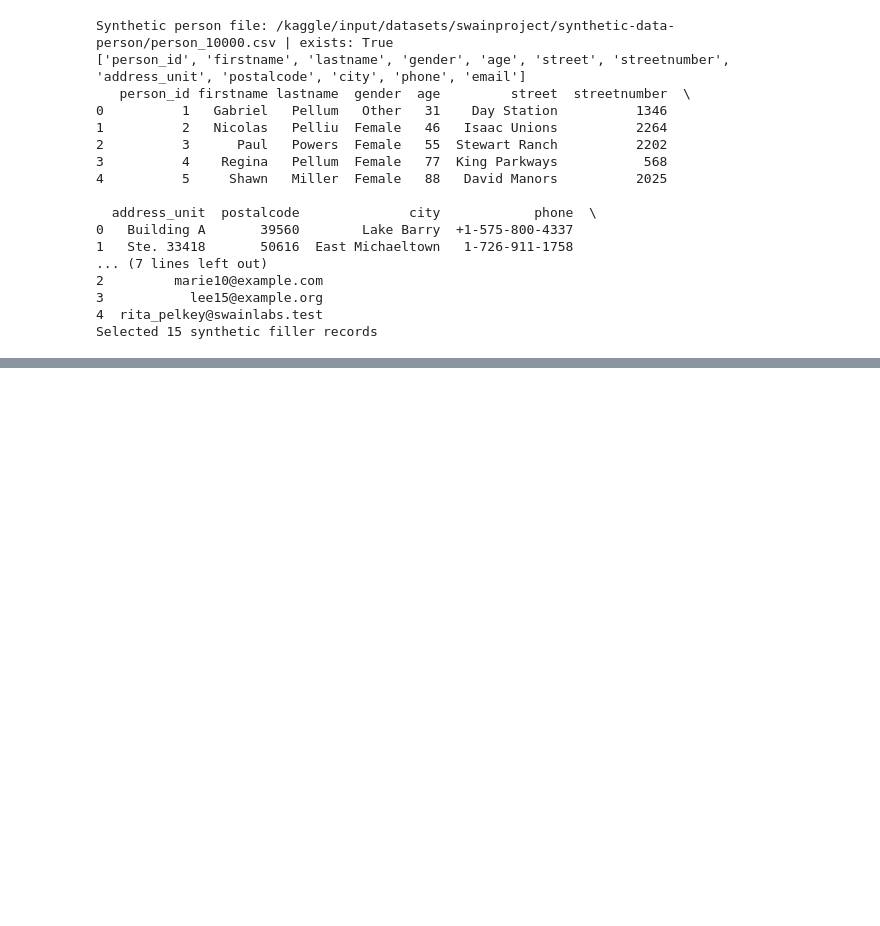
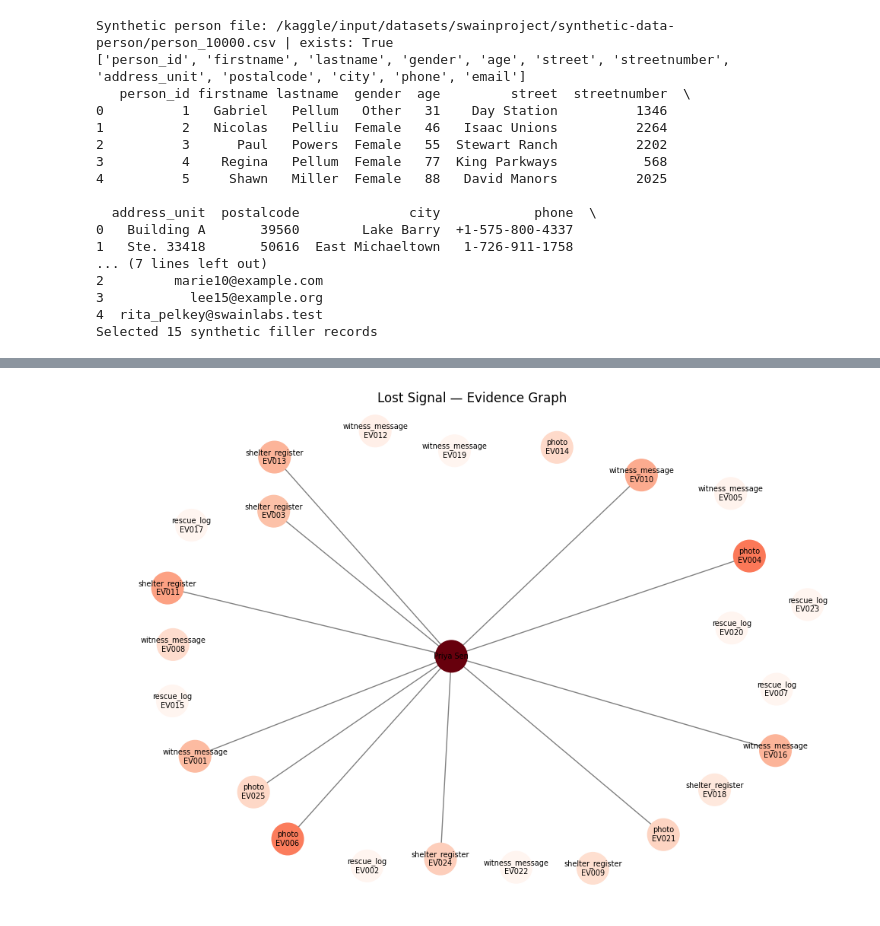
Before and after one commit to RanL703/lost-signal, a Jupyter notebook: lostsignal.ipynb, the cells around one changed output, grey strips where cells are left out. Cells and saved outputs as stored; diff of their text form; code cells hidden in the pictures; blank space fills up the shorter version.

```diff
--- a/lostsignal.ipynb
+++ b/lostsignal.ipynb
@@ -2594,0 +1706,82 @@ EV002    | score=0.000 | loc='Govt School shelter' | src=rescue_log
+# %%
+# CELL 15 — Live demo: inject the new clue and recompute
+# -----------------------------------------------------------------------------
+from dateutil import parser as dateutil_parser
+
+
+def backfill_missing_times(scored_clues, evidence_items):
+    """HOTFIX: the model doesn't always return a parseable ISO 'time' field
+    (or returns null despite the prompt instructing it to fall back to the
+    timestamp hint). Rather than rely on the model to do this reliably,
+    deterministically backfill any missing/unparseable time using the
+    ORIGINAL evidence_item's timestamp_hint, so every lead — not just photo
+    evidence — shows up on the timeline."""
+    hint_by_id = {item["id"]: item.get("timestamp_hint") for item in evidence_items}
+
+    for clue in scored_clues:
+        current = clue.get("time")
+
+        parses_ok = False
+        if current:
+            try:
+                dateutil_parser.parse(str(current))
+                parses_ok = True
+            except (ValueError, TypeError):
+                parses_ok = False
+
+        if not parses_ok:
+            fallback_hint = hint_by_id.get(clue.get("_evidence_id"))
+            if fallback_hint:
+                clue["time"] = fallback_hint
+            # if there's no hint either, leave it null — genuinely
+            # untimed evidence should stay off the timeline rather than
+            # being given a fabricated timestamp
+
+    return scored_clues
+
+
+def run_full_pipeline(evidence_items, target=MISSING_PERSON):
+    """
+    End-to-end: extract -> score -> backfill times -> contradictions -> graph -> timeline.
+    Call this once at the start of the demo with EVIDENCE_ITEMS, then again
+    with EVIDENCE_ITEMS + [LIVE_DEMO_CLUE] on stage for the "aha" moment.
+    """
+    structured = extract_all_evidence(evidence_items)
+    scored = score_all_clues(structured, target=target)
+
+    # HOTFIX: backfill unparseable/missing times before building the graph
+    # and timeline, so leads like EV011/EV010/EV013 (which scored fine but
+    # had no usable "time") actually show up as dots instead of silently
+    # being dropped by build_timeline_figure's dropna step.
+    scored = backfill_missing_times(scored, evidence_items)
+
+    contradictions = detect_contradictions(scored)
+    graph = build_evidence_graph(scored, target=target, contradictions=contradictions)
+    timeline_fig = build_timeline_figure(scored)
+    return {
+        "scored_clues": scored,
+        "contradictions": contradictions,
+        "graph": graph,
+        "timeline_fig": timeline_fig,
+    }
+
+
+def print_leaderboard(scored_clues, top_n=5):
+    print(f"\n=== Top {top_n} leads ===")
+    for c in scored_clues[:top_n]:
+        print(f"{c['_evidence_id']:8s} | score={c['score']:.3f} | "
+              f"loc={c.get('location')!r:20s} | src={c['_source_type']}")
+
+
+# --- BEFORE-DEMO run ---
+baseline_result = run_full_pipeline(EVIDENCE_ITEMS)
+print_leaderboard(baseline_result["scored_clues"])
+draw_evidence_graph(baseline_result["graph"])
+baseline_result["timeline_fig"].show()
+
+# --- LIVE, ON-STAGE run: add the one new clue and show the ranking shift ---
+# live_result = run_full_pipeline(EVIDENCE_ITEMS + [LIVE_DEMO_CLUE])
+# print_leaderboard(live_result["scored_clues"])
+# draw_evidence_graph(live_result["graph"], highlight_node="EV_LIVE")
+# live_result["timeline_fig"].show()
+# %% [output]
@@ -2594,0 +1805 @@ EV002    | score=0.000 | loc='Govt School shelter' | src=rescue_log
+[figure, added]
```
Also changed, not shown: parts of 41 cells of this notebook.
